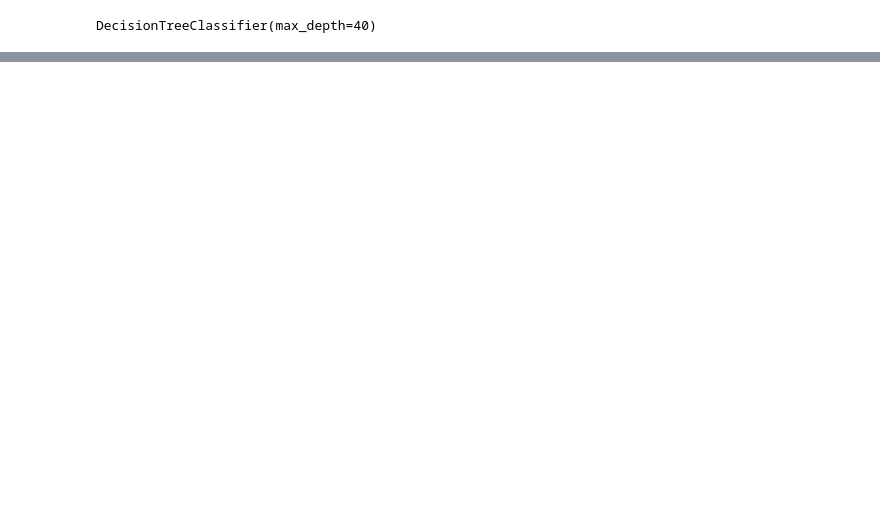
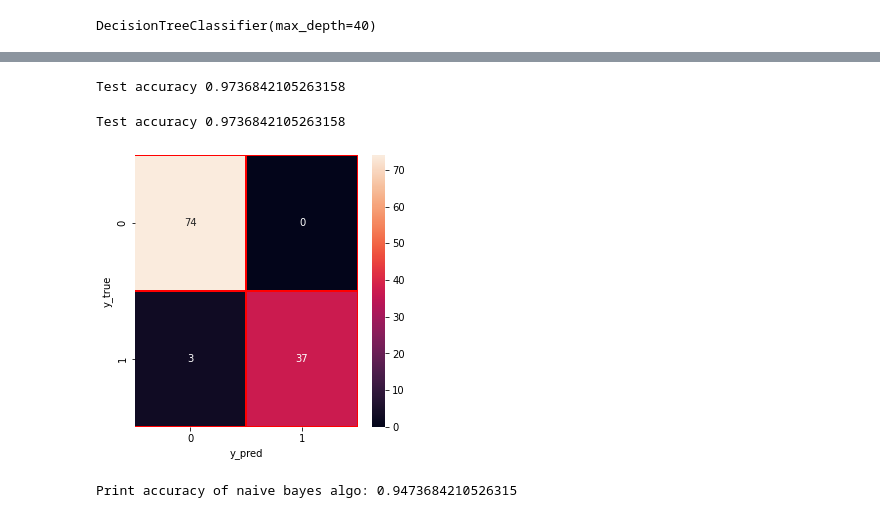
Before and after one commit to fher2819/Proyecto-IA---Breast-Cancer-Detection, a Jupyter notebook: Clasificación_Cáncer_Mama.ipynb, the cells around one changed output, grey strips where cells are left out. Cells and saved outputs as stored; diff of their text form; code cells hidden in the pictures; blank space fills up the shorter version.

```diff
--- a/Clasificación_Cáncer_Mama.ipynb
+++ b/Clasificación_Cáncer_Mama.ipynb
@@ -521,0 +551,40 @@ graph
+# %%
+# El mejor valor de k según la grafica es 3 y 5, probamos de nuevo
+
+knn = KNeighborsClassifier(n_neighbors=5) #We build our model
+knn.fit(X_train,y_train) #We train our model
+print("Test accuracy {}".format(knn.score(X_test,y_test)))
+# %% [output]
+Test accuracy 0.9736842105263158
+# %%
+knn = KNeighborsClassifier(n_neighbors=3) #We build our model
+knn.fit(X_train,y_train) #We train our model
+print("Test accuracy {}".format(knn.score(X_test,y_test)))
+# %% [output]
+Test accuracy 0.9736842105263158
+# %%
+y_pred = knn.predict(X_test)
+y_true = y_test
+
+cm = confusion_matrix(y_true, y_pred)
+
+#visualize
+f, ax = plt.subplots(figsize=(5,5))
+sns.heatmap(cm,annot = True, linewidths=0.5,linecolor="red",fmt = ".0f",ax=ax)
+plt.xlabel("y_pred")
+plt.ylabel("y_true")
+plt.show()
+# %% [output]
+[figure, added]
+# %%
+# Modelo Naive Bayes
+
+from sklearn.naive_bayes import GaussianNB
+from sklearn.metrics import accuracy_score
+
+nb = GaussianNB()       #We are building our model
+nb.fit(X_train,y_train) #We are training our model
+print("Print accuracy of naive bayes algo: {}".format(nb.score(X_test,y_test)))
+nb_acc_score = nb.score(X_test,y_test)
+# %% [output]
+Print accuracy of naive bayes algo: 0.9473684210526315
```
Also changed, not shown: parts of 13 cells of this notebook.
